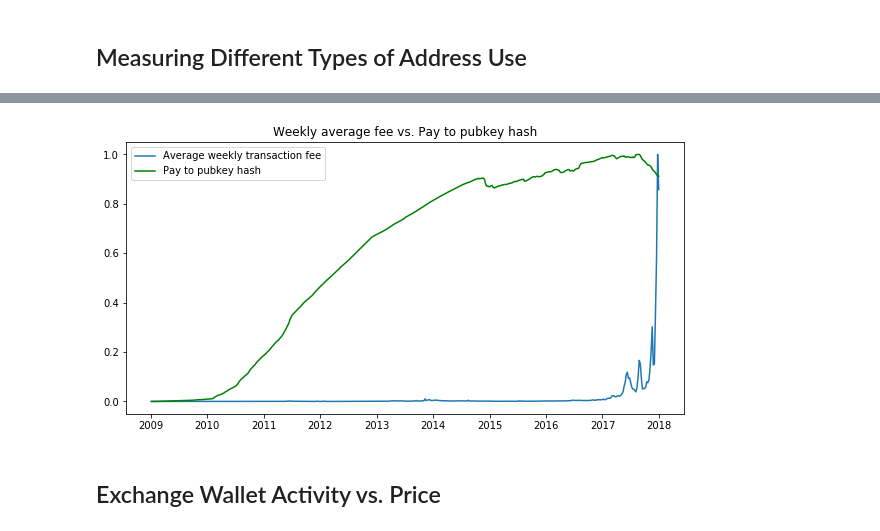
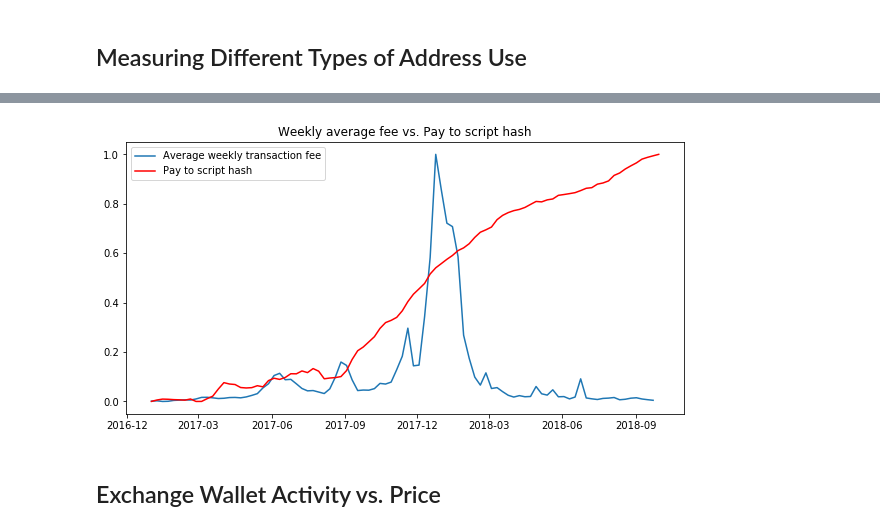
Before and after one commit to fund3/anova-blocksci, a Jupyter notebook: Eileen.ipynb, the cells around one changed output, grey strips where cells are left out. Drawn from its saved outputs; the diff is of its cells as text; code cells hidden in the pictures.

```diff
--- a/Eileen.ipynb
+++ b/Eileen.ipynb
@@ -545,20 +554,22 @@ ax.set_ylim(ymin=0)
 # %%
-'''Relationship between pay to pubkey hash and average transaction fees.'''
+'''Relationship between pay to script hash and average transaction fees.'''
+df_avg_fee = pd.DataFrame({"Fee":fees3}, index=times3)
+df_avg_fee = converter.satoshi_to_currency_df(df_avg_fee, chain.range(start = "2017-01-01", end = "2018-09-18"))#convert to USD
 df_avg_fee_weekly = df_avg_fee.resample("W").mean()
 df_weekly = df.resample("W").mean()
-df_avg_fee_weekly.drop(df_avg_fee_weekly.tail(8).index,inplace=True) #drop last 8 rows
+#df_avg_fee_weekly.drop(df_avg_fee_weekly.tail(8).index,inplace=True) #drop last 8 rows
 
 #apply min max normalisation on the dataframes
 df_avg_fee_weekly = (df_avg_fee_weekly-df_avg_fee_weekly.min())/(df_avg_fee_weekly.max()-df_avg_fee_weekly.min())
 df_weekly = (df_weekly-df_weekly.min())/(df_weekly.max()-df_weekly.min())
 plt.figure(figsize = (10,5))
 plt.plot(df_avg_fee_weekly, label = "Average weekly transaction fee")
-plt.plot(df_weekly["Pay to pubkey hash"], color = "green")
-plt.title("Weekly average fee vs. Pay to pubkey hash")
+plt.plot(df_weekly["Pay to script hash"].tail(100), color = "red")
+plt.title("Weekly average fee vs. Pay to script hash")
 plt.legend()
 plt.show()
 # %% [output]
-[figure, old version]
+[figure, new version]
 # %% [markdown]
 ## Exchange Wallet Activity vs. Price
 # %%
```
Also changed, not shown: parts of 31 cells of this notebook.
